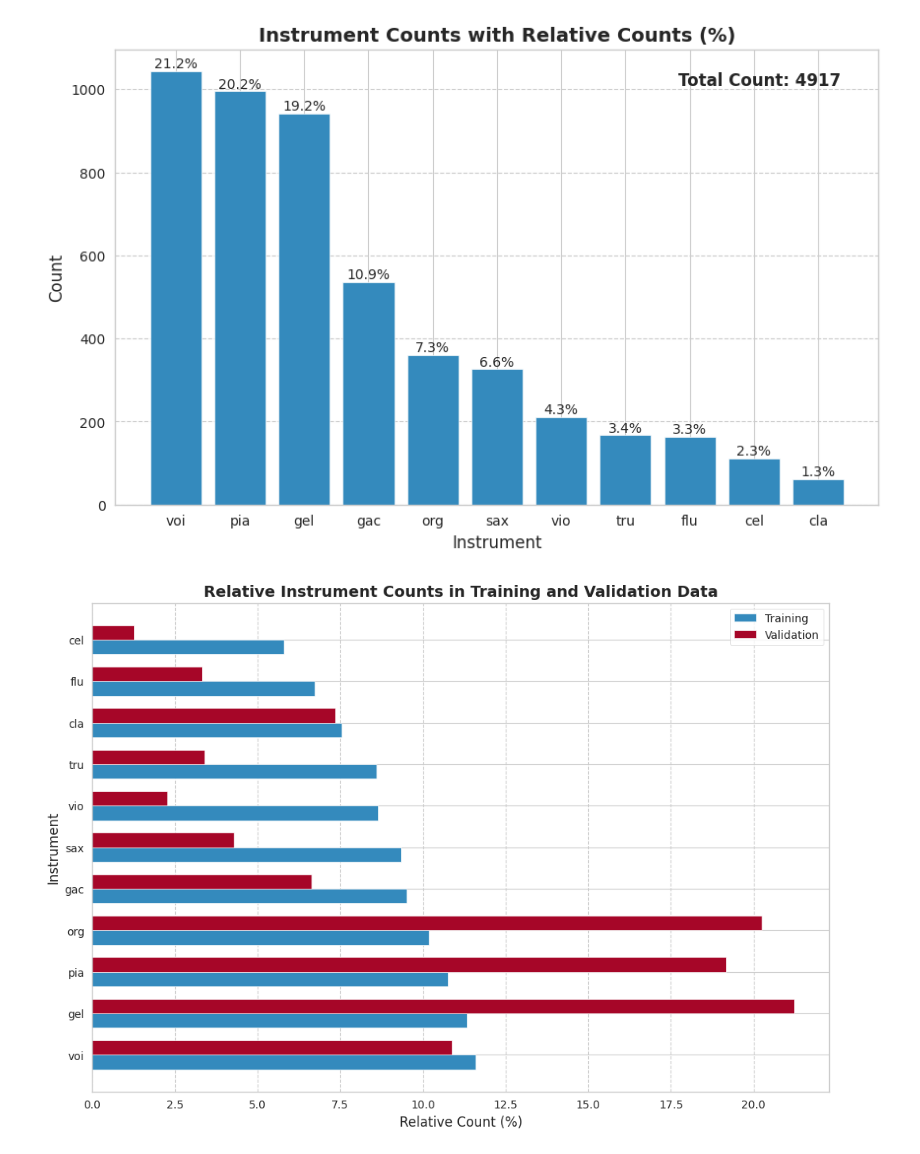
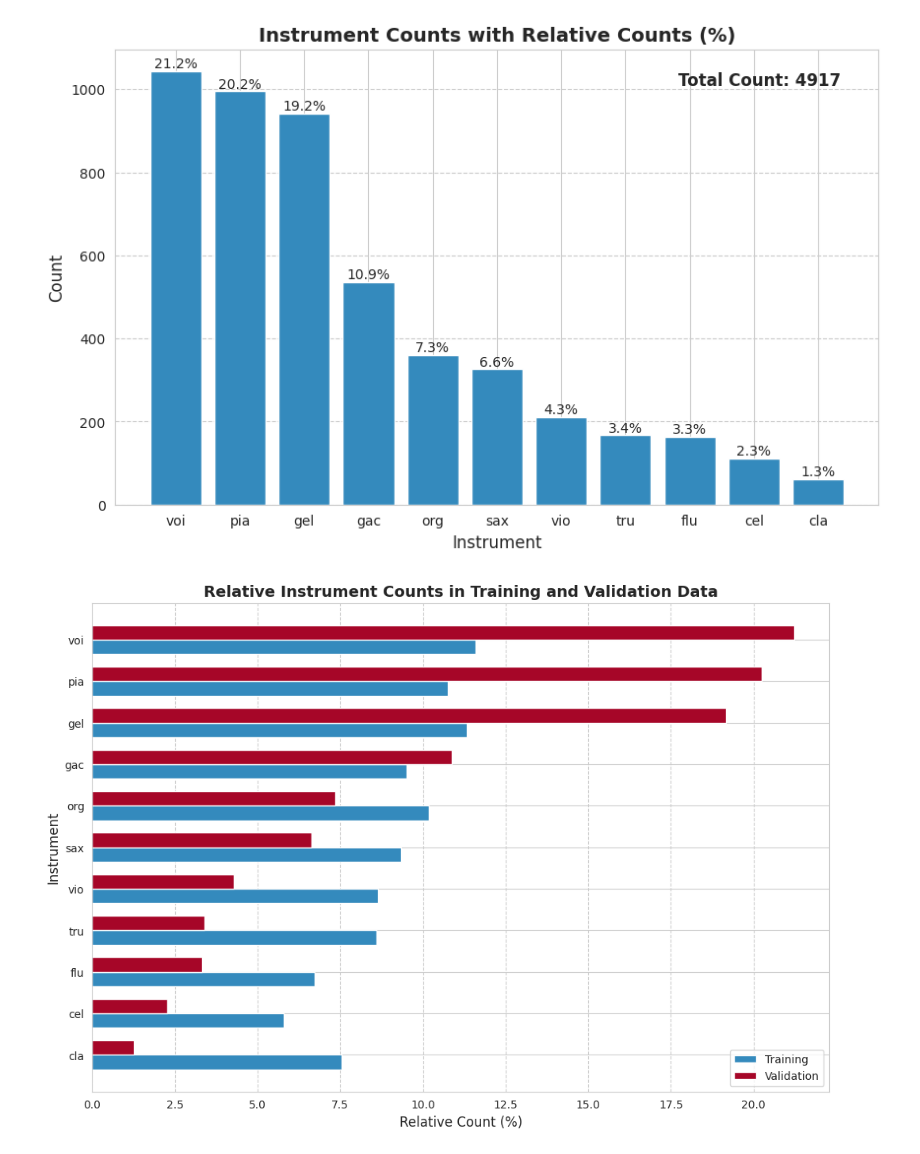
Before and after one commit to karlopintaric/instrument-recognizer, a Jupyter notebook: nbs/EDA.ipynb, the cells around one changed output. Cells and saved outputs as stored; diff of their text form; code cells hidden in the pictures.

```diff
--- a/nbs/EDA.ipynb
+++ b/nbs/EDA.ipynb
@@ -324,9 +324,8 @@ plt.show()  # Display the plot
 # %%
 instrument_counts_valid =  pd.Series(instrument_counts_valid)
 # %%
-import matplotlib.pyplot as plt
-import numpy as np
-
+instrument_counts_valid.sort_values(inplace=True)
+instrument_counts_train = instrument_counts_train.reindex(instrument_counts_valid.index)
 # Example data for training and validation instrument counts
 #instrument_counts_train = metadata_train["inst"].value_counts()
 train_total_count = instrument_counts_train.sum()
@@ -334,31 +333,31 @@ train_total_count = instrument_counts_train.sum()
 #instrument_counts_valid = metadata_val["inst"].value_counts()
 val_total_count = instrument_counts_valid.sum()
 
 # Calculate relative counts as percentage for training and validation data
 train_instrument_relative_counts = instrument_counts_train / train_total_count * 100
 val_instrument_relative_counts = instrument_counts_valid / val_total_count * 100
 
 # Set up the plot
 fig, ax = plt.subplots(figsize=(12, 8))
 bar_width = 0.35
 index = np.arange(len(instrument_counts_train))
 
 # Plot training data bars
 train_bars = ax.barh(index, train_instrument_relative_counts, bar_width, color='#348ABD', label='Training')
 
 # Plot validation data bars
 val_bars = ax.barh(index + bar_width, val_instrument_relative_counts, bar_width, color='#A60628', label='Validation')
 
 ax.set_xlabel('Relative Count (%)', fontsize=12)
 ax.set_ylabel('Instrument', fontsize=12)
 ax.set_title('Relative Instrument Counts in Training and Validation Data', fontsize=14, fontweight='bold')
 ax.set_yticks(index + bar_width / 2)
 ax.set_yticklabels(train_instrument_relative_counts.index)
 ax.legend()
 
 # Add grid
 ax.grid(axis='x', linestyle='--')
 
 plt.show()  # Display the plot
 # %% [output]
-[figure, old version]
+[figure, new version]
```
Also changed, not shown: parts of 1 cell of this notebook, 20 other files.
